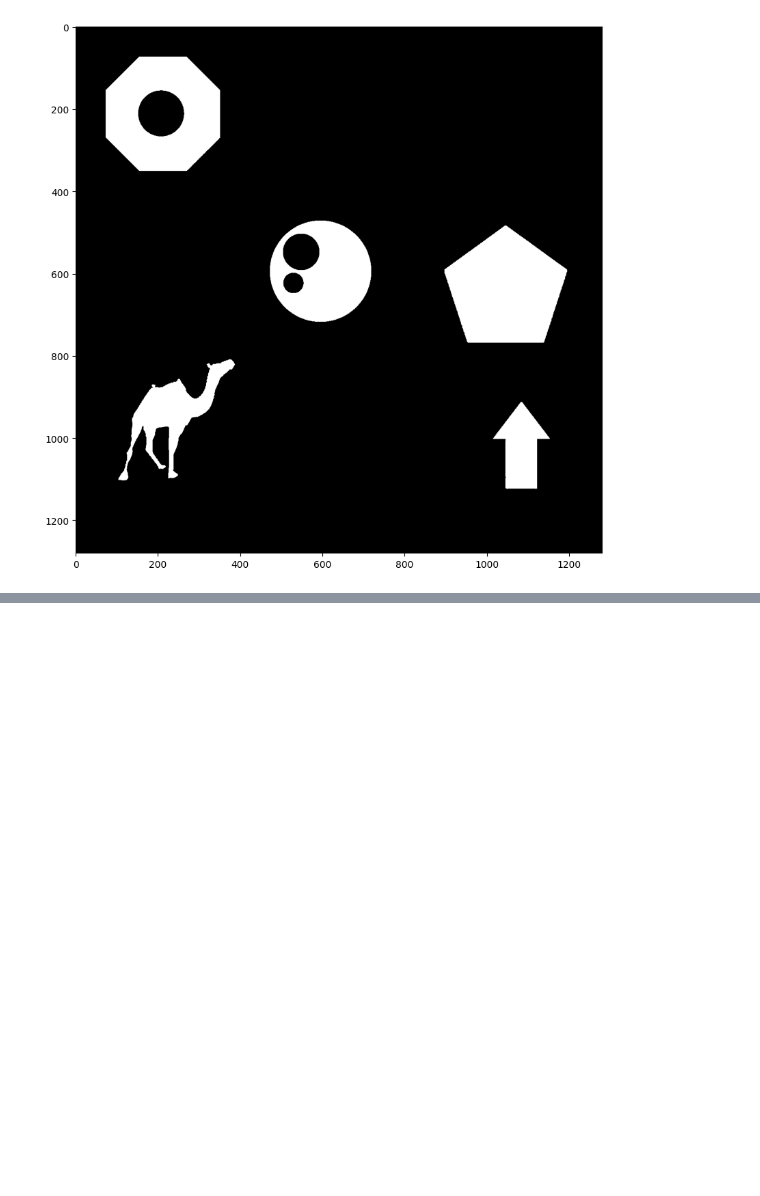
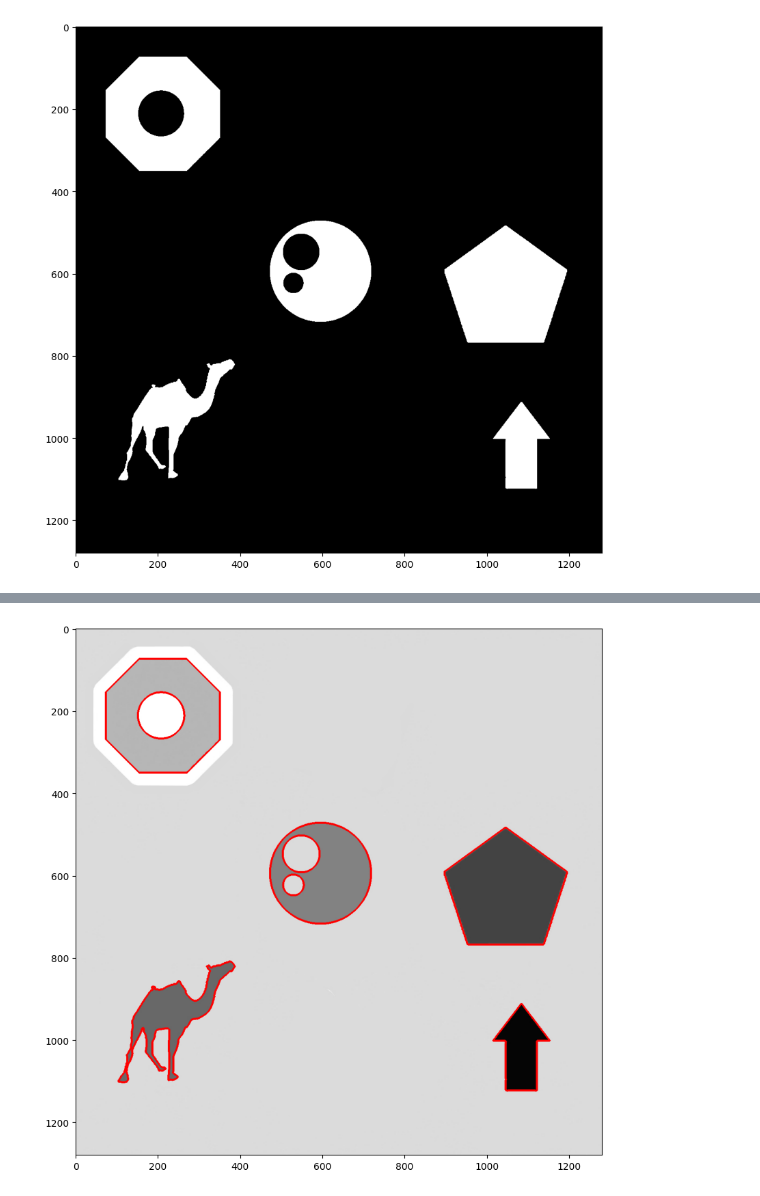
Before and after one commit to saulyaguana/CSAnalysis, a Jupyter notebook: contours.ipynb, the cells around one changed output, grey strips where cells are left out. Cells and saved outputs as stored; diff of their text form; code cells hidden in the pictures; blank space fills up the shorter version.

Commit message:
Findind external and internal contours

```diff
--- a/contours.ipynb
+++ b/contours.ipynb
@@ -48,3 +48,6 @@ ret, thresh = cv2.threshold(imageGray, 200, 255, cv2.THRESH_BINARY_INV)
 plt.imshow(thresh);
 # %% [output]
 [figure]
+# %%
+# Find all contours in the image.
+contours, hierarchy = cv2.findContours(thresh, cv2.RETR_LIST, cv2.CHAIN_APPROX_SIMPLE)
@@ -50,0 +72,9 @@ plt.imshow(thresh);
+# %%
+# Create a copy of the original image.
+imageCopy1 = image.copy()
+
+# Draw all the contours.
+cv2.drawContours(imageCopy1, contours, -1, (0, 0, 255), 3)
+plt.imshow(imageCopy1[:, :, ::-1]);
+# %% [output]
+[figure, added]
```
Also changed, not shown: parts of 2 cells of this notebook.
